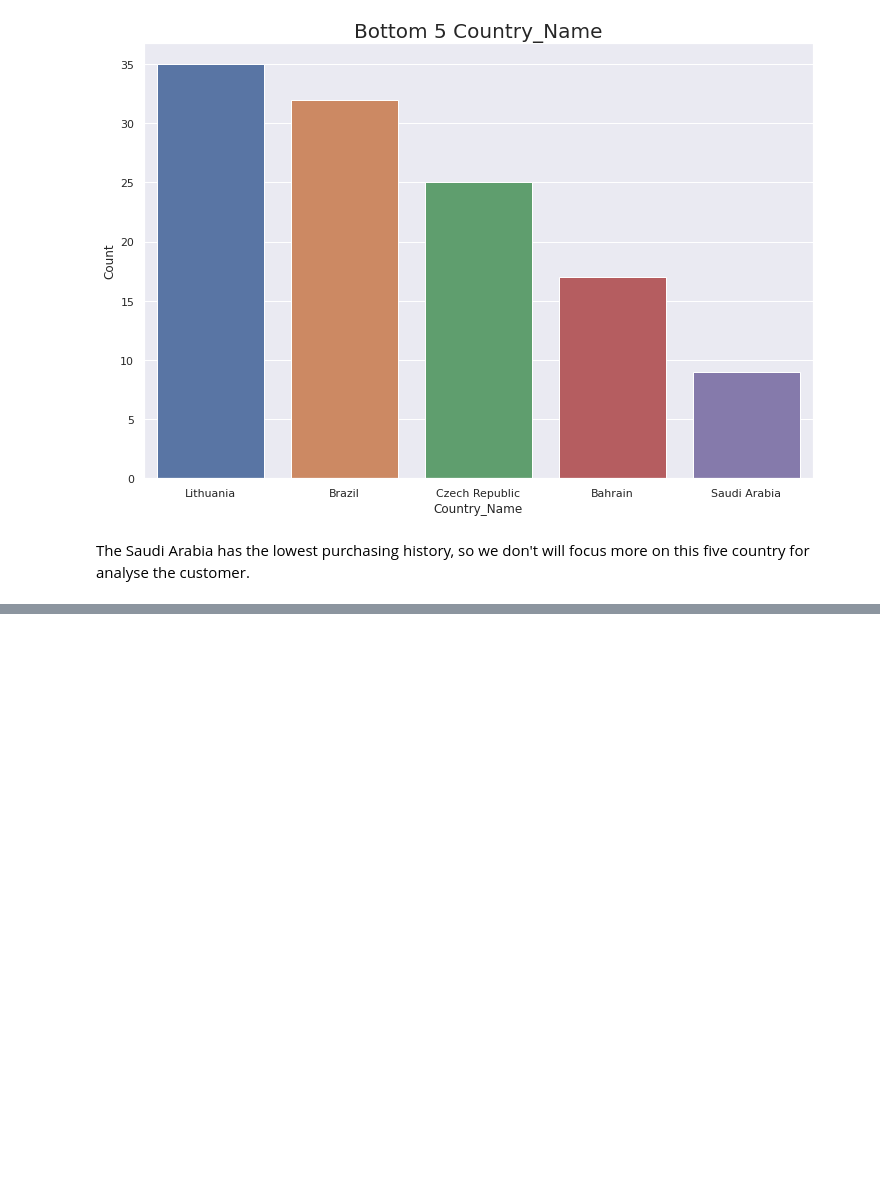
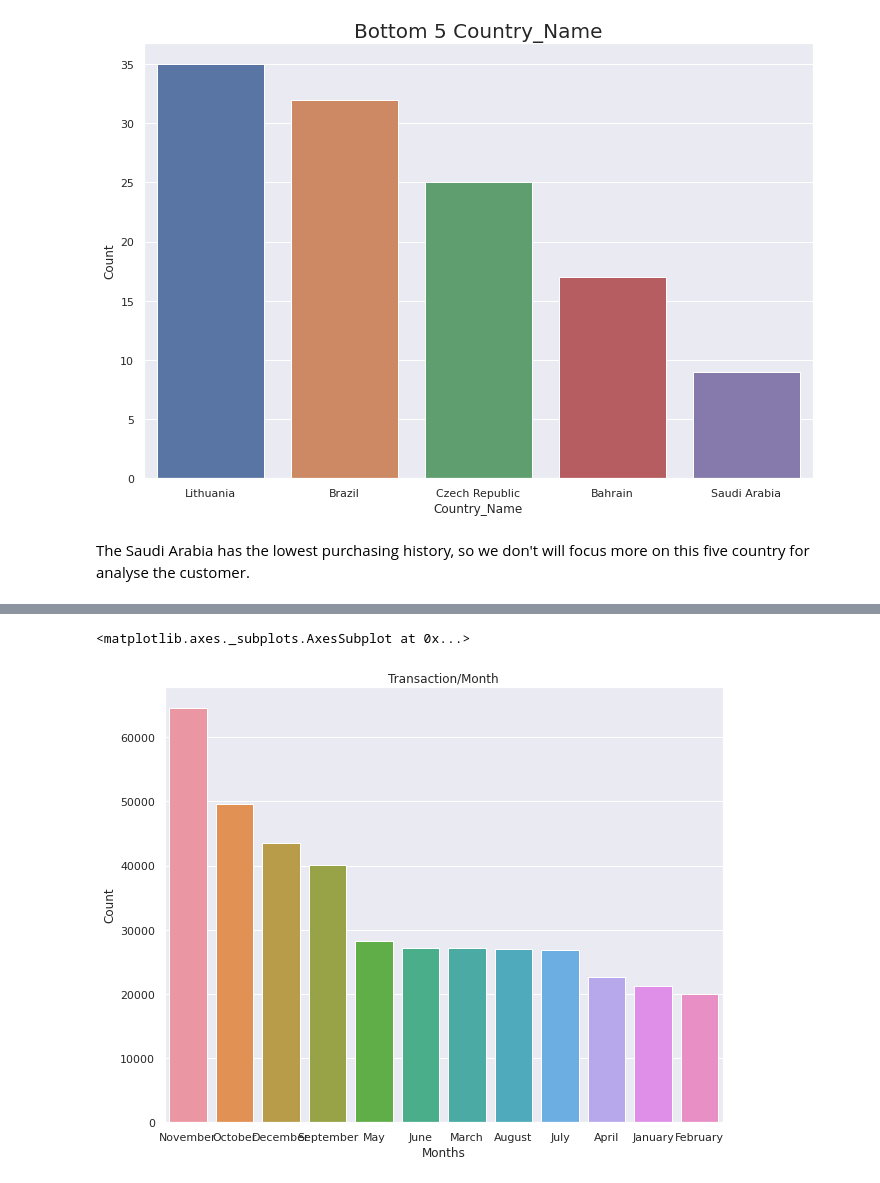
Before and after one commit to Rushabhtikale92/Online-Retail-Customer-Segmentation, a Jupyter notebook: Copy_of_Online_Retail_Customer_Segmentation_Capstone_Project.ipynb, the cells around one changed output, grey strips where cells are left out. Saved outputs shown, nothing was run; the diff lists cells and outputs as text; code cells hidden in the pictures; blank space fills up the shorter version.

```diff
--- a/Copy_of_Online_Retail_Customer_Segmentation_Capstone_Project.ipynb
+++ b/Copy_of_Online_Retail_Customer_Segmentation_Capstone_Project.ipynb
@@ -223,0 +271,5 @@ The Saudi Arabia has the lowest purchasing history, so we don't will focus more
+# %%
+month = data['month name'].value_counts().reset_index()
+month.rename(columns = {'index' : 'Months'}, inplace = True)
+month.rename(columns = {'month name' : 'Count'}, inplace = True)
+month
@@ -223,0 +290,7 @@ The Saudi Arabia has the lowest purchasing history, so we don't will focus more
+# %%
+plt.figure(figsize=(10,8))
+plt.title('Transaction/Month')
+sns.barplot(x='Months',y='Count',data = month)
+# %% [output]
+<matplotlib.axes._subplots.AxesSubplot at 0x...>
+[figure, added]
```
Also changed, not shown: parts of 14 cells of this notebook.
